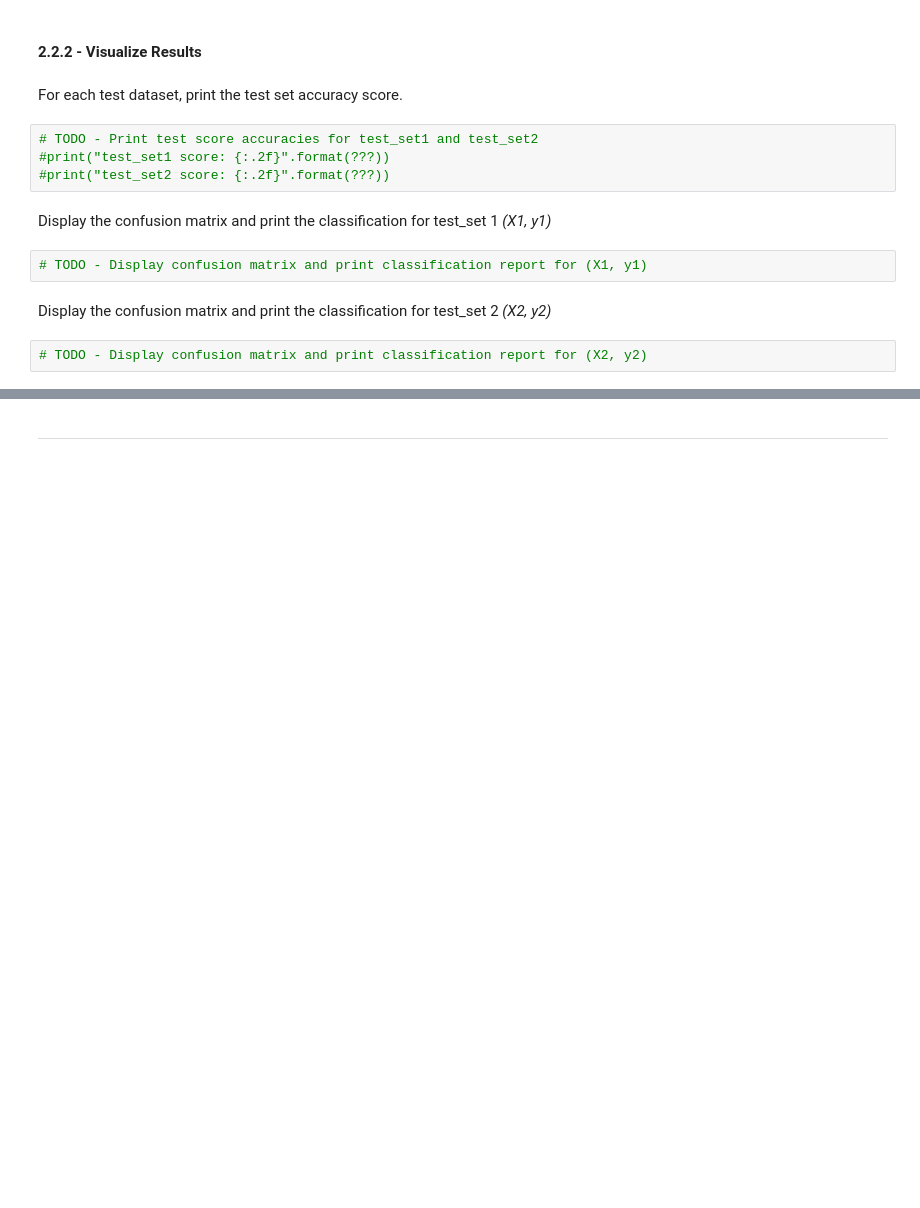
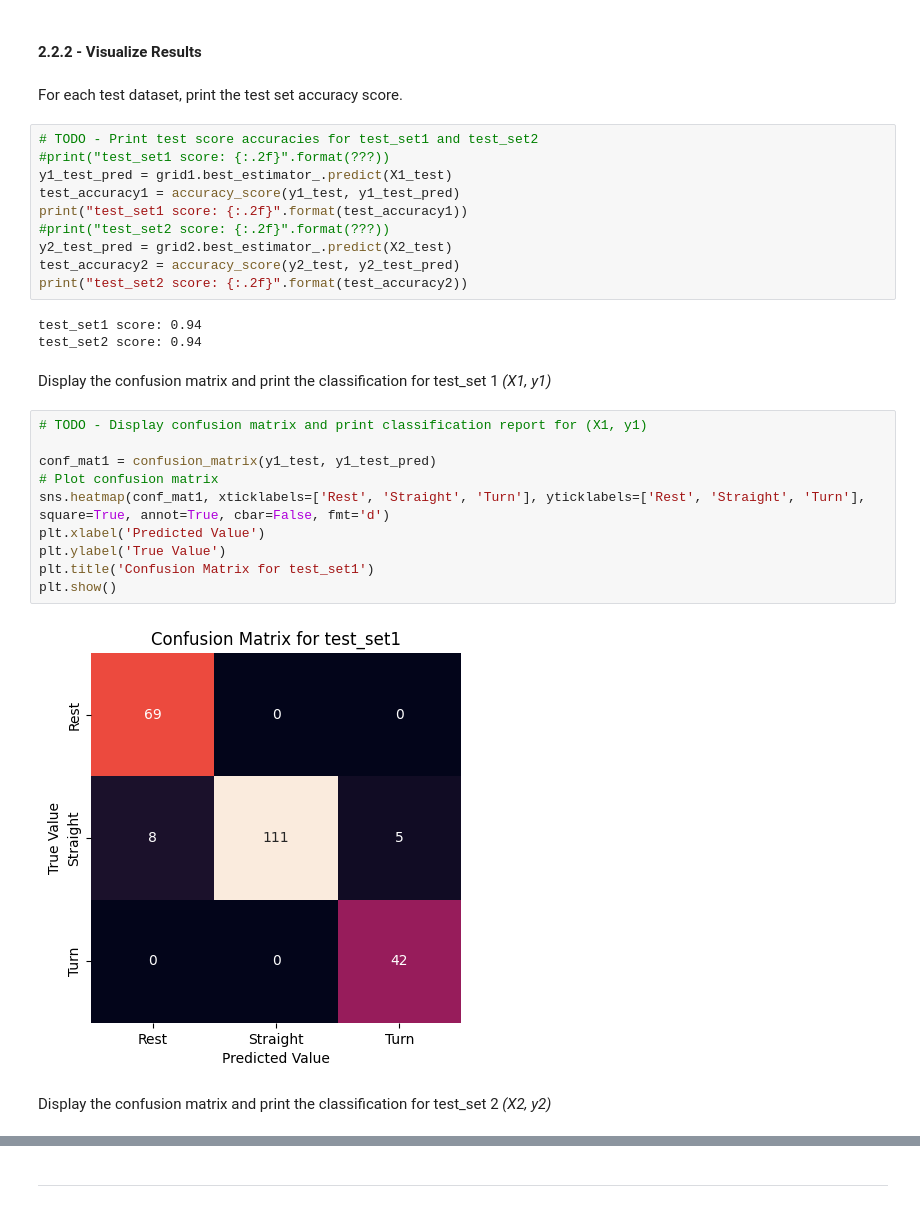
Before and after one commit to jasleenbadhesha/engg680_2024_fall, a Jupyter notebook: Lab_Assignment4/Assignment 4.ipynb, the cells around one changed output, grey strips where cells are left out. Drawn from its saved outputs; the diff is of its cells as text; blank space fills up the shorter version.

```diff
--- a/Lab_Assignment4/Assignment 4.ipynb
+++ b/Lab_Assignment4/Assignment 4.ipynb
@@ -595,12 +595,29 @@ For each test dataset, print the test set accuracy score.
 # %%
 # TODO - Print test score accuracies for test_set1 and test_set2
 #print("test_set1 score: {:.2f}".format(???))
+y1_test_pred = grid1.best_estimator_.predict(X1_test)
+test_accuracy1 = accuracy_score(y1_test, y1_test_pred)
+print("test_set1 score: {:.2f}".format(test_accuracy1))
 #print("test_set2 score: {:.2f}".format(???))
+y2_test_pred = grid2.best_estimator_.predict(X2_test)
+test_accuracy2 = accuracy_score(y2_test, y2_test_pred)
+print("test_set2 score: {:.2f}".format(test_accuracy2))
+# %% [output]
+test_set1 score: 0.94
+test_set2 score: 0.94
 # %% [markdown]
 Display the confusion matrix and print the classification for test_set 1 *(X1, y1)*
-# %%
-# TODO - Display confusion matrix and print classification report for (X1, y1)
+# %%
+# TODO - Display confusion matrix and print classification report for (X1, y1)
+
+conf_mat1 = confusion_matrix(y1_test, y1_test_pred)
+# Plot confusion matrix
+sns.heatmap(conf_mat1, xticklabels=['Rest', 'Straight', 'Turn'], yticklabels=['Rest', 'Straight', 'Turn'], square=True, annot=True, cbar=False, fmt='d')
+plt.xlabel('Predicted Value')
+plt.ylabel('True Value')
+plt.title('Confusion Matrix for test_set1')
+plt.show()
+# %% [output]
+[figure, added]
 # %% [markdown]
 Display the confusion matrix and print the classification for test_set 2 *(X2, y2)*
-# %%
-# TODO - Display confusion matrix and print classification report for (X2, y2)
```
Also changed, not shown: parts of 27 cells of this notebook.
